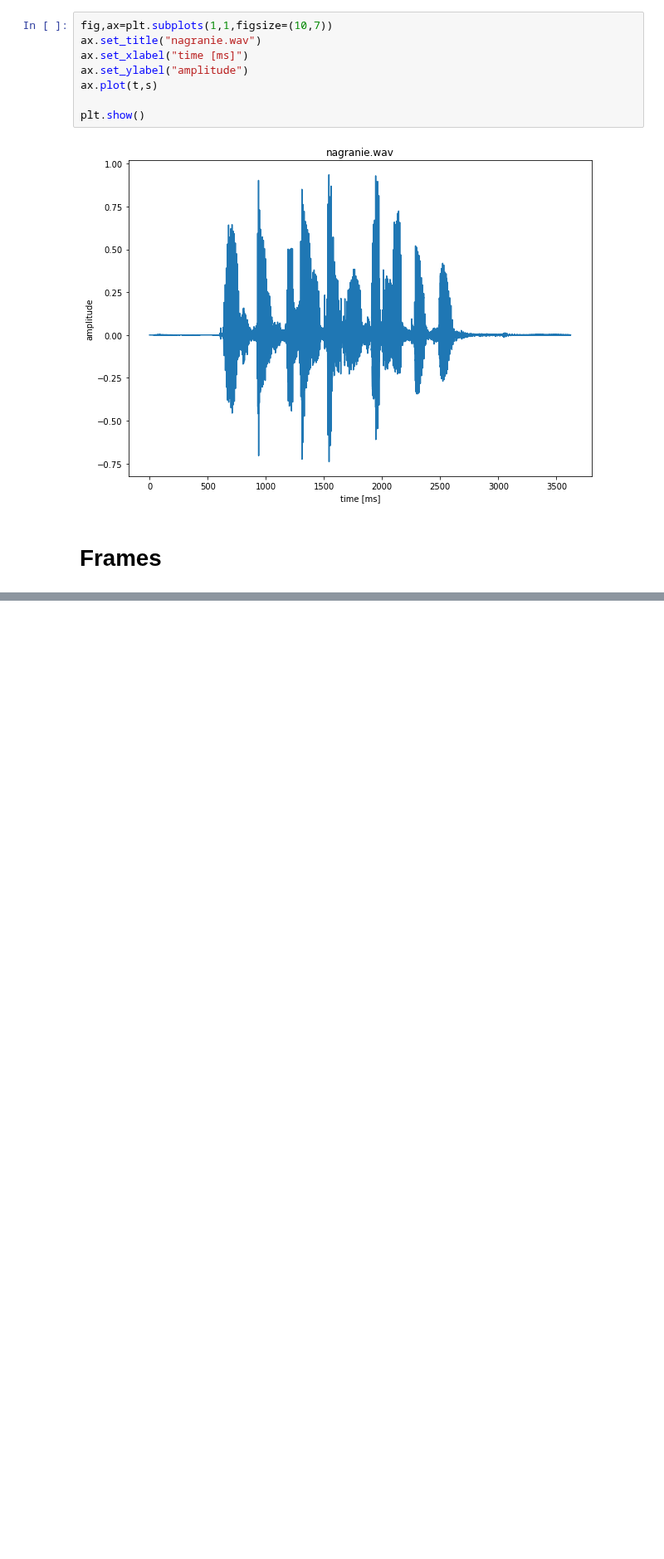
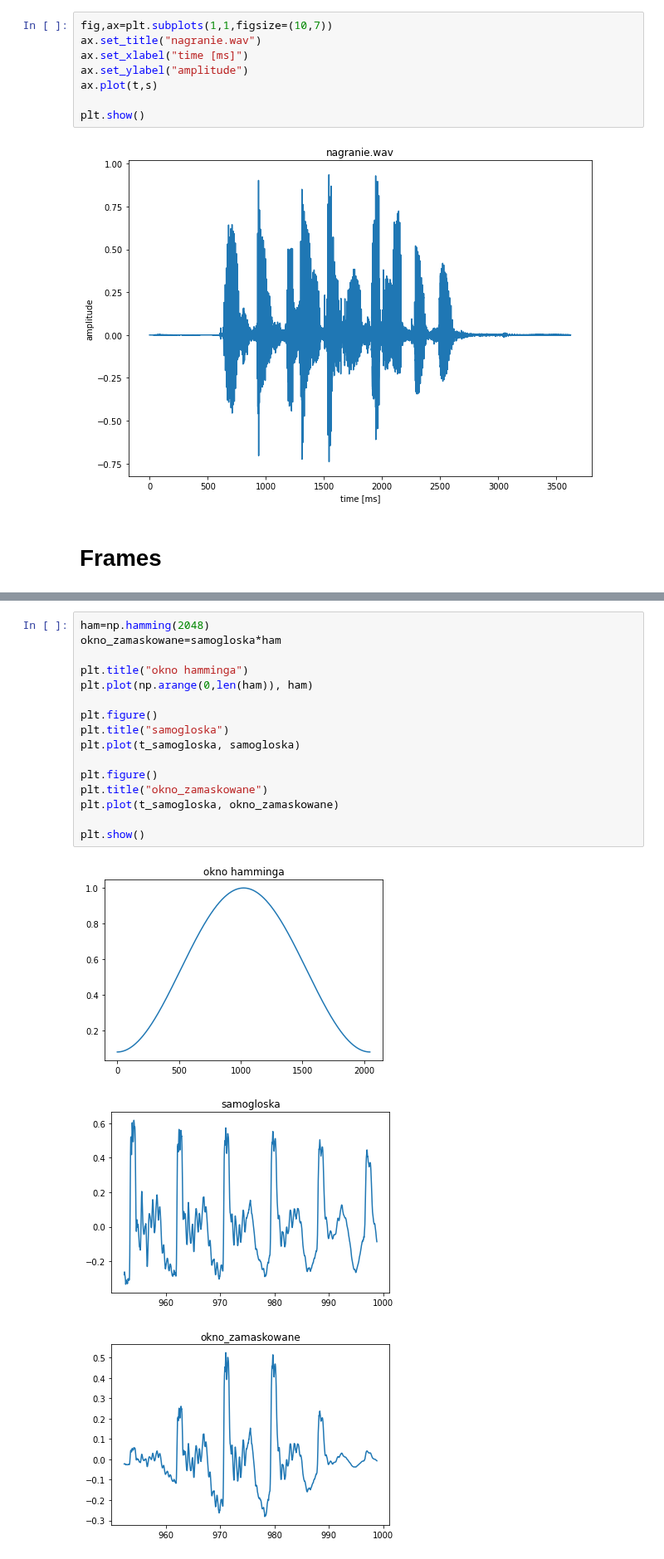
Before and after one commit to MeWoash/Data-analysis, a Jupyter notebook: lab12/lab12.ipynb, the cells around one changed output, grey strips where cells are left out. Shown at 83% size. Cells and saved outputs as stored; diff of their text form; blank space fills up the shorter version.

```diff
--- a/lab12/lab12.ipynb
+++ b/lab12/lab12.ipynb
@@ -77,0 +123,20 @@ for d in dur:
+# %%
+ham=np.hamming(2048)
+okno_zamaskowane=samogloska*ham
+
+plt.title("okno hamminga")
+plt.plot(np.arange(0,len(ham)), ham)
+
+plt.figure()
+plt.title("samogloska")
+plt.plot(t_samogloska, samogloska)
+
+plt.figure()
+plt.title("okno_zamaskowane")
+plt.plot(t_samogloska, okno_zamaskowane)
+
+plt.show()
+# %% [output]
+[figure, added]
+[figure, added]
+[figure, added]
```
Also changed, not shown: parts of 12 cells of this notebook.
